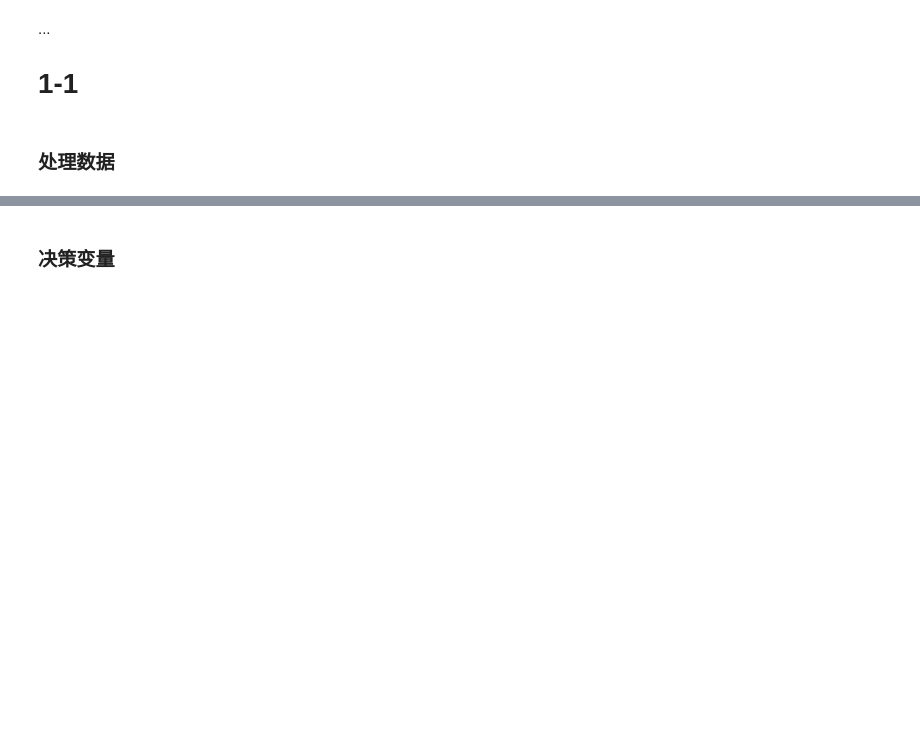
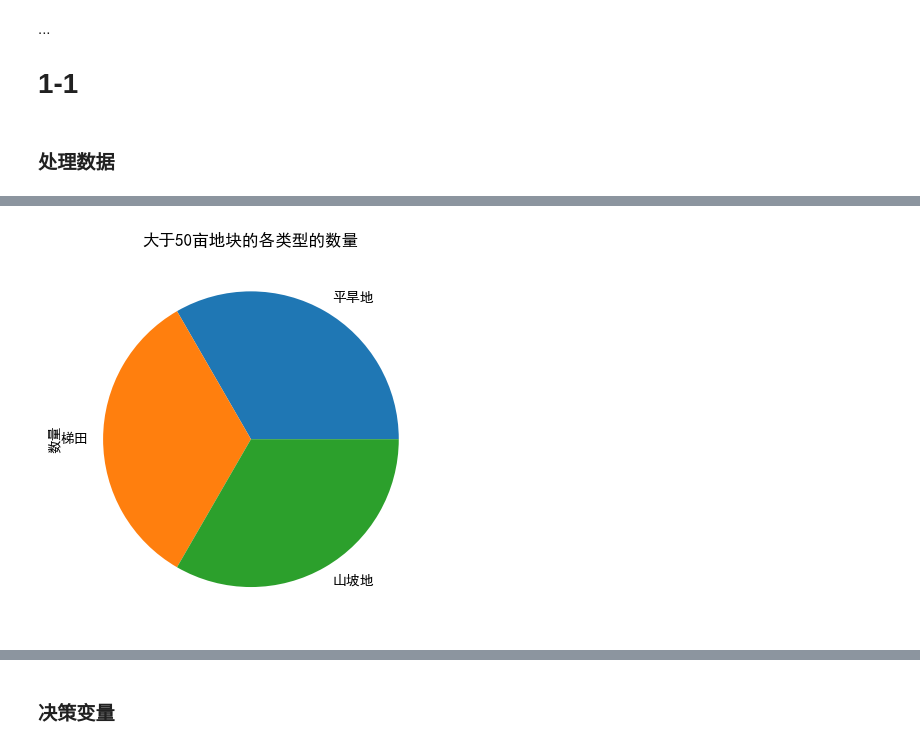
Before and after one commit to maoluois/MathmaticalModling, a Jupyter notebook: 2024C.ipynb, the cells around one changed output, grey strips where cells are left out. Drawn from its saved outputs; the diff is of its cells as text; code cells hidden in the pictures; blank space fills up the shorter version.

```diff
--- a/2024C.ipynb
+++ b/2024C.ipynb
@@ -158,0 +176,17 @@ dd_kind = df_agrikind.iloc[16:34, 1]
+# %%
+import matplotlib.pyplot as plt
+
+# 筛选出大于50亩的地块
+large_plots = df_merge[df_merge['种植面积/亩'] > 50]
+
+# 计算每种地块类型的数量
+plot_type_counts = large_plots['地块类型'].value_counts()
+
+# 绘制柱形图
+plot_type_counts.plot(kind='pie')
+plt.ylabel('数量')
+plt.title('大于50亩地块的各类型的数量')
+plt.xticks(rotation='horizontal')  # 添加这行代码来显示 x 轴的标签
+plt.show()
+# %% [output]
+[figure, added]
```
Also changed, not shown: parts of 34 cells of this notebook, 6 other files.
